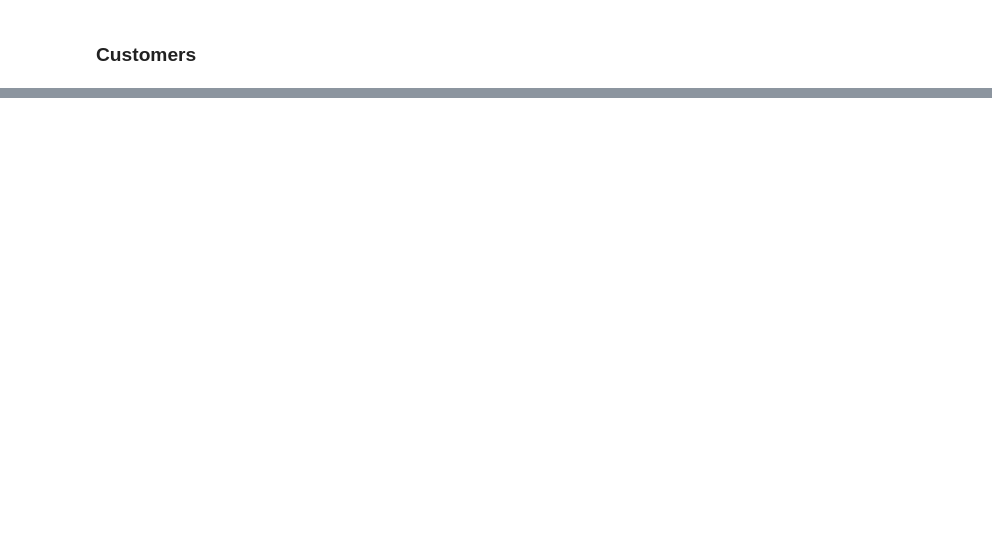
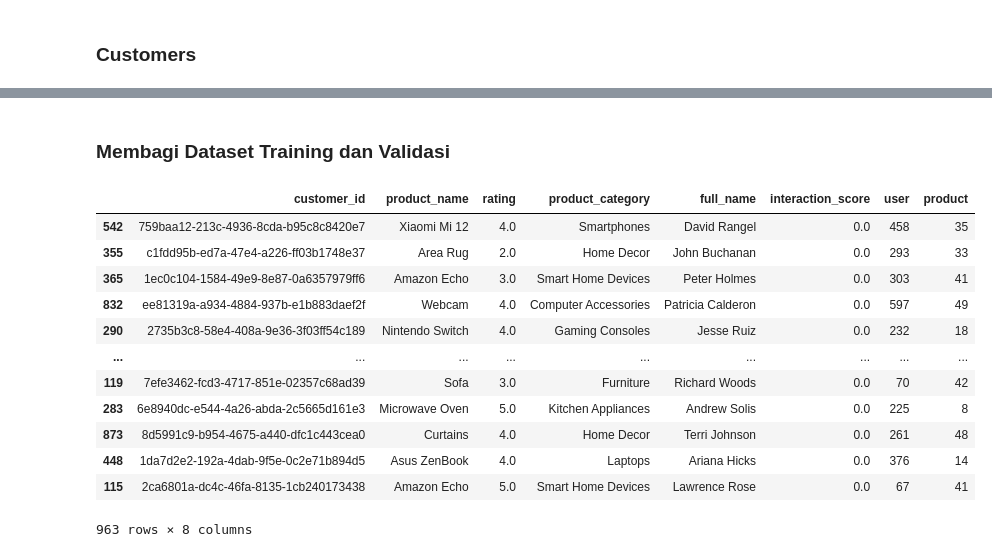
Before and after one commit to heriswaya/MLT-Project-1-and-2, a Jupyter notebook: rekomendasi_barang.ipynb, the cells around one changed output, grey strips where cells are left out. Cells and saved outputs as stored; diff of their text form; code cells hidden in the pictures; blank space fills up the shorter version.

```diff
--- a/rekomendasi_barang.ipynb
+++ b/rekomendasi_barang.ipynb
@@ -241,0 +537,4 @@ memory usage: 468.9+ KB
+# %%
+# Membaca dataset
+df = ratings_with_interaction
+df
@@ -241,0 +569,7 @@ memory usage: 468.9+ KB
+# %%
+# Cek data duplikat
+print("Banyak baris duplikat:", df.duplicated().sum())
+
+# Hapus baris duplikat
+df = df.drop_duplicates()
+print("Banyak baris duplikat:", df.duplicated().sum())
@@ -241,0 +590,29 @@ memory usage: 468.9+ KB
+# %%
+# 1. Dapatkan list unik user dan produk
+user_ids = df['customer_id'].unique().tolist()
+product_ids = df['product_name'].unique().tolist()
+
+# 2. Buat mapping encoding
+user_to_user_encoded = {x: i for i, x in enumerate(user_ids)}
+user_encoded_to_user = {i: x for i, x in enumerate(user_ids)}
+
+product_to_product_encoded = {x: i for i, x in enumerate(product_ids)}
+product_encoded_to_product = {i: x for i, x in enumerate(product_ids)}
+
+# 3. Mapping ke dataframe
+df['user'] = df['customer_id'].map(user_to_user_encoded)
+df['product'] = df['product_name'].map(product_to_product_encoded)
+
+# 4. Pastikan rating bertipe float32
+df['rating'] = df['rating'].astype(np.float32)
+
+# 5. Informasi jumlah dan skala rating
+num_users = len(user_to_user_encoded)
+num_products = len(product_to_product_encoded)
+
+min_rating = df['rating'].min()
+max_rating = df['rating'].max()
+
+print(f"Jumlah User: {num_users}")
+print(f"Jumlah Produk: {num_products}")
+print(f"Skala Rating: {min_rating} hingga {max_rating}")
@@ -241,0 +631,20 @@ memory usage: 468.9+ KB
+# %% [markdown]
+### Membagi Dataset Training dan Validasi
+# %%
+# Mengacak dataset
+df = df.sample(frac=1, random_state=42)
+df
+# %% [output]
+|  | customer_id | product_name | rating | product_category | full_name | interaction_score | user | product |
+| 542 | 759baa12-213c-4936-8cda-b95c8c8420e7 | Xiaomi Mi 12 | 4.0 | Smartphones | David Rangel | 0.0 | 458 | 35 |
+| 355 | c1fdd95b-ed7a-47e4-a226-ff03b1748e37 | Area Rug | 2.0 | Home Decor | John Buchanan | 0.0 | 293 | 33 |
+| 365 | 1ec0c104-1584-49e9-8e87-0a6357979ff6 | Amazon Echo | 3.0 | Smart Home Devices | Peter Holmes | 0.0 | 303 | 41 |
+| 832 | ee81319a-a934-4884-937b-e1b883daef2f | Webcam | 4.0 | Computer Accessories | Patricia Calderon | 0.0 | 597 | 49 |
+| 290 | 2735b3c8-58e4-408a-9e36-3f03ff54c189 | Nintendo Switch | 4.0 | Gaming Consoles | Jesse Ruiz | 0.0 | 232 | 18 |
+| ... | ... | ... | ... | ... | ... | ... | ... | ... |
+| 119 | 7efe3462-fcd3-4717-851e-02357c68ad39 | Sofa | 3.0 | Furniture | Richard Woods | 0.0 | 70 | 42 |
+| 283 | 6e8940dc-e544-4a26-abda-2c5665d161e3 | Microwave Oven | 5.0 | Kitchen Appliances | Andrew Solis | 0.0 | 225 | 8 |
+| 873 | 8d5991c9-b954-4675-a440-dfc1c443cea0 | Curtains | 4.0 | Home Decor | Terri Johnson | 0.0 | 261 | 48 |
+| 448 | 1da7d2e2-192a-4dab-9f5e-0c2e71b894d5 | Asus ZenBook | 4.0 | Laptops | Ariana Hicks | 0.0 | 376 | 14 |
+| 115 | 2ca6801a-dc4c-46fa-8135-1cb240173438 | Amazon Echo | 5.0 | Smart Home Devices | Lawrence Rose | 0.0 | 67 | 41 |
+963 rows × 8 columns
```
Also changed, not shown: parts of 40 cells of this notebook.
